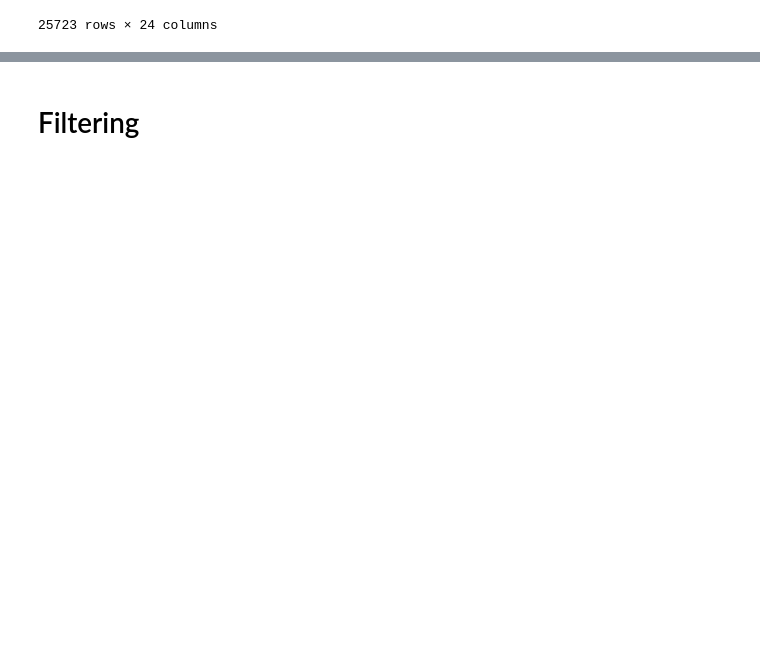
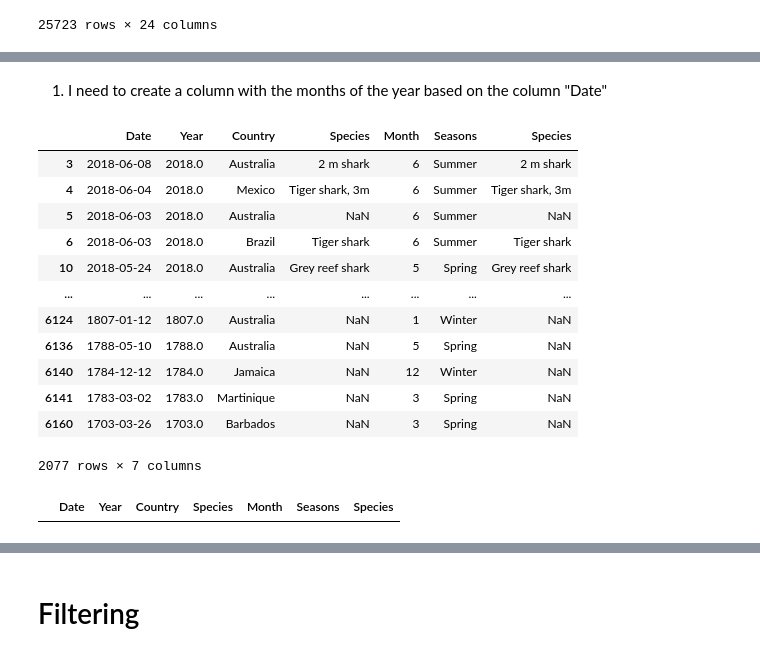
Before and after one commit to bripollc/01_EDA_Sharks, a Jupyter notebook: exploration.ipynb, the cells around one changed output, grey strips where cells are left out. Saved outputs shown, nothing was run; the diff lists cells and outputs as text; code cells hidden in the pictures; blank space fills up the shorter version.

```diff
--- a/exploration.ipynb
+++ b/exploration.ipynb
@@ -56,0 +139,5 @@ df
+# %%
+valid_countries = []
+for country in df['Country']:
+    if pycountry.countries.get(name=country) is not None:
+        valid_countries.append(country)
@@ -56,0 +146,3 @@ df
+# %%
+df = df[df['Country'].isin(valid_countries)] #  using isin you can filter the rows according to whether the values belong to the valid_countries list or not.
+df
@@ -56,0 +201,5 @@ df
+# %%
+df['Date'] = pd.to_datetime(df['Date'], errors='coerce') # Convert the 'Date' column to datetime format.
+df['Month'] = df['Date'].dt.month # Create a column 'Month' with the values of the months
+#df['Day'] = df['Date'].dt.day # Create a column 'Day' with the values of the days
+df
@@ -56,0 +222,14 @@ df
+# %%
+def season_function(month):
+    if month in [12, 1, 2]:
+        return 'Winter'
+    elif month in [3, 4, 5]:
+        return 'Spring'
+    elif month in [6, 7, 8]:
+        return 'Summer'
+    else:
+        return 'No Season'
+
+df['Seasons'] = df['Month'].apply(season_function)
+df = df.drop(df[df['Seasons'] == 'No Season'].index)
+df
@@ -56,0 +281,29 @@ df
+# %% [markdown]
+01. I need to create a column with the months of the year based on the column "Date"
+# %%
+df['Species'] = df['Species '].str.replace(r'.*bull.*', 'BULL', case=False, regex=True)
+df['Species'] = df['Species '].str.replace(r'.*mako.*', 'MAKO', case=False, regex=True)
+df['Species'] = df['Species '].str.replace(r'.*white shark.*', 'WHITE SHARK', case=False, regex=True)
+df['Species'] = df['Species '].str.replace(r'.*tiger.*', 'TIGER', case=False, regex=True)
+df['Species'] = df['Species '].str.replace(r'.*blacktip.*', 'BLACKTIP', case=False, regex=True)
+df
+# %% [output]
+|  | Date | Year | Country | Species | Month | Seasons | Species |
+| 3 | 2018-06-08 | 2018.0 | Australia | 2 m shark | 6 | Summer | 2 m shark |
+| 4 | 2018-06-04 | 2018.0 | Mexico | Tiger shark, 3m | 6 | Summer | Tiger shark, 3m |
+| 5 | 2018-06-03 | 2018.0 | Australia | NaN | 6 | Summer | NaN |
+| 6 | 2018-06-03 | 2018.0 | Brazil | Tiger shark | 6 | Summer | Tiger shark |
+| 10 | 2018-05-24 | 2018.0 | Australia | Grey reef shark | 5 | Spring | Grey reef shark |
+| ... | ... | ... | ... | ... | ... | ... | ... |
+| 6124 | 1807-01-12 | 1807.0 | Australia | NaN | 1 | Winter | NaN |
+| 6136 | 1788-05-10 | 1788.0 | Australia | NaN | 5 | Spring | NaN |
+| 6140 | 1784-12-12 | 1784.0 | Jamaica | NaN | 12 | Winter | NaN |
+| 6141 | 1783-03-02 | 1783.0 | Martinique | NaN | 3 | Spring | NaN |
+| 6160 | 1703-03-26 | 1703.0 | Barbados | NaN | 3 | Spring | NaN |
+2077 rows × 7 columns
+# %%
+shark_species = ['MAKO', 'TIGER', 'WHITE SHARK', 'BULL', 'BLACKTIP']
+
+df[df['Species '].isin(shark_species)]
+# %% [output]
+|  | Date | Year | Country | Species | Month | Seasons | Species |
```
Also changed, not shown: parts of 46 cells of this notebook.
